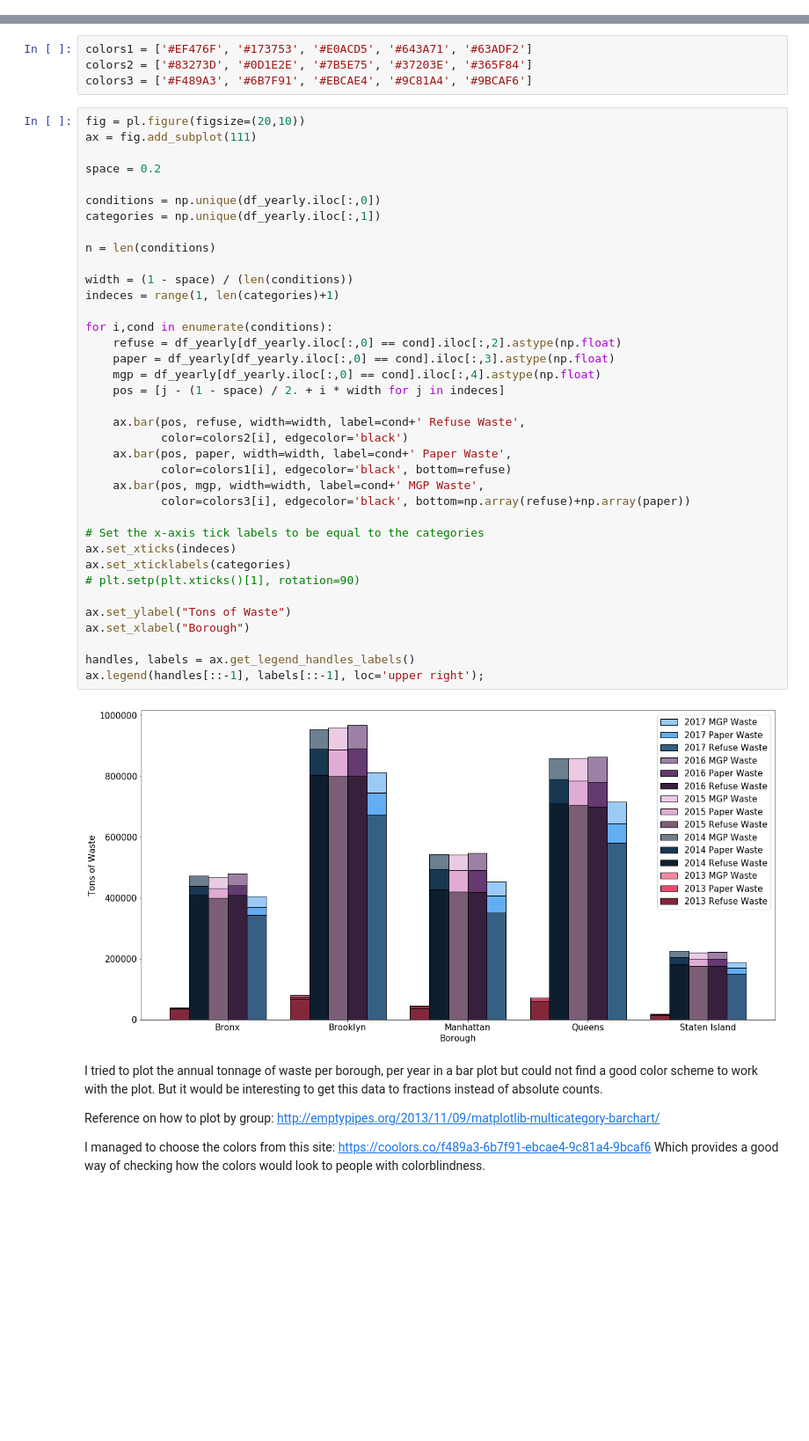
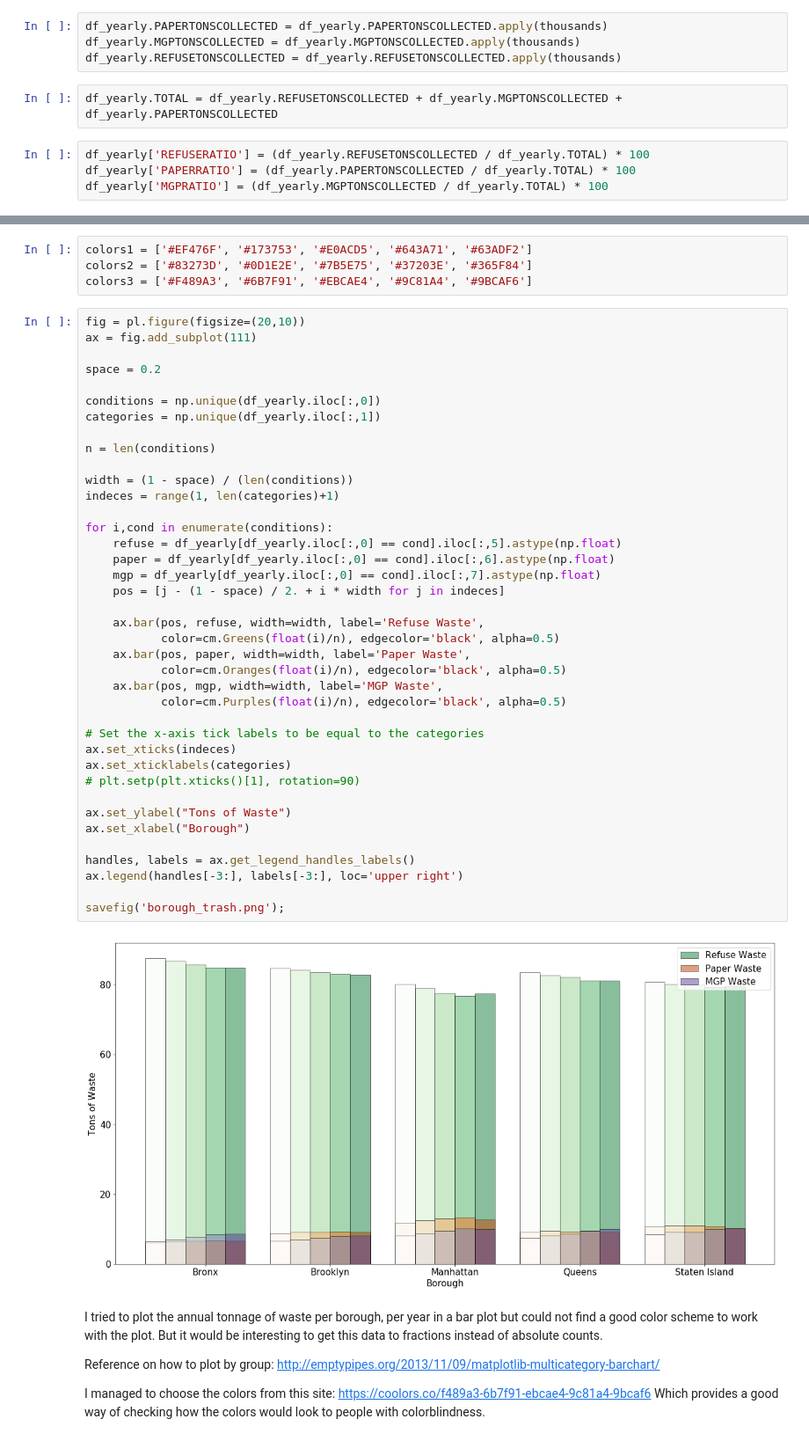
Before and after one commit to qiuyliu/PUI2017_uc288, a Jupyter notebook: HW8_uc288/HW8_uc288.ipynb, the cells around one changed output, grey strips where cells are left out. Shown: that part at 88% size. Drawn from its saved outputs; the diff is of its cells as text; blank space fills up the shorter version.

```diff
--- a/HW8_uc288/HW8_uc288.ipynb
+++ b/HW8_uc288/HW8_uc288.ipynb
@@ -168,6 +168,16 @@ savefig('2016_trashratio.png')
 [figure]
 # %%
 df_yearly = df.groupby(['YEAR', 'BOROUGH'])[['REFUSETONSCOLLECTED', 'PAPERTONSCOLLECTED', 'MGPTONSCOLLECTED']].sum().reset_index()
+# %%
+df_yearly.PAPERTONSCOLLECTED = df_yearly.PAPERTONSCOLLECTED.apply(thousands)
+df_yearly.MGPTONSCOLLECTED = df_yearly.MGPTONSCOLLECTED.apply(thousands)
+df_yearly.REFUSETONSCOLLECTED = df_yearly.REFUSETONSCOLLECTED.apply(thousands)
+# %%
+df_yearly.TOTAL = df_yearly.REFUSETONSCOLLECTED + df_yearly.MGPTONSCOLLECTED + df_yearly.PAPERTONSCOLLECTED
+# %%
+df_yearly['REFUSERATIO'] = (df_yearly.REFUSETONSCOLLECTED / df_yearly.TOTAL) * 100
+df_yearly['PAPERRATIO'] = (df_yearly.PAPERTONSCOLLECTED / df_yearly.TOTAL) * 100
+df_yearly['MGPRATIO'] = (df_yearly.MGPTONSCOLLECTED / df_yearly.TOTAL) * 100
 # %%
 df_yearly.head()
 # %% [output]
@@ -184,42 +194,44 @@ colors3 = ['#F489A3', '#6B7F91', '#EBCAE4', '#9C81A4', '#9BCAF6']
 # %%
 fig = pl.figure(figsize=(20,10))
 ax = fig.add_subplot(111)
 
 space = 0.2
 
 conditions = np.unique(df_yearly.iloc[:,0])
 categories = np.unique(df_yearly.iloc[:,1])
 
 n = len(conditions)
 
 width = (1 - space) / (len(conditions))
 indeces = range(1, len(categories)+1)
 
 for i,cond in enumerate(conditions):
-    refuse = df_yearly[df_yearly.iloc[:,0] == cond].iloc[:,2].astype(np.float)
-    paper = df_yearly[df_yearly.iloc[:,0] == cond].iloc[:,3].astype(np.float)
-    mgp = df_yearly[df_yearly.iloc[:,0] == cond].iloc[:,4].astype(np.float)
+    refuse = df_yearly[df_yearly.iloc[:,0] == cond].iloc[:,5].astype(np.float)
+    paper = df_yearly[df_yearly.iloc[:,0] == cond].iloc[:,6].astype(np.float)
+    mgp = df_yearly[df_yearly.iloc[:,0] == cond].iloc[:,7].astype(np.float)
     pos = [j - (1 - space) / 2. + i * width for j in indeces]
 
-    ax.bar(pos, refuse, width=width, label=cond+' Refuse Waste',
-           color=colors2[i], edgecolor='black')
-    ax.bar(pos, paper, width=width, label=cond+' Paper Waste',
-           color=colors1[i], edgecolor='black', bottom=refuse)
-    ax.bar(pos, mgp, width=width, label=cond+' MGP Waste',
-           color=colors3[i], edgecolor='black', bottom=np.array(refuse)+np.array(paper))
+    ax.bar(pos, refuse, width=width, label='Refuse Waste',
+           color=cm.Greens(float(i)/n), edgecolor='black', alpha=0.5)
+    ax.bar(pos, paper, width=width, label='Paper Waste',
+           color=cm.Oranges(float(i)/n), edgecolor='black', alpha=0.5)
+    ax.bar(pos, mgp, width=width, label='MGP Waste',
+           color=cm.Purples(float(i)/n), edgecolor='black', alpha=0.5)
 
 # Set the x-axis tick labels to be equal to the categories
 ax.set_xticks(indeces)
 ax.set_xticklabels(categories)
 # plt.setp(plt.xticks()[1], rotation=90)
 
 ax.set_ylabel("Tons of Waste")
 ax.set_xlabel("Borough")
 
 handles, labels = ax.get_legend_handles_labels()
-ax.legend(handles[::-1], labels[::-1], loc='upper right');
+ax.legend(handles[-3:], labels[-3:], loc='upper right')
+
+savefig('borough_trash.png');
 # %% [output]
-[figure, old version]
+[figure, new version]
 # %% [markdown]
 I tried to plot the annual tonnage of waste per borough, per year in a bar plot but could not find a good color scheme to work with the plot. But it would be interesting to get this data to fractions instead of absolute counts.
 
```
Also changed, not shown: parts of 1 cell of this notebook, 2 other files.
